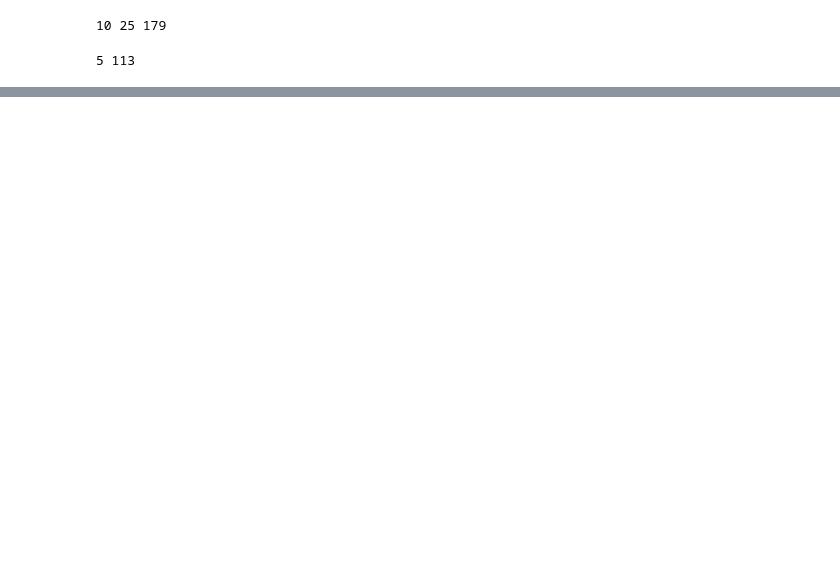
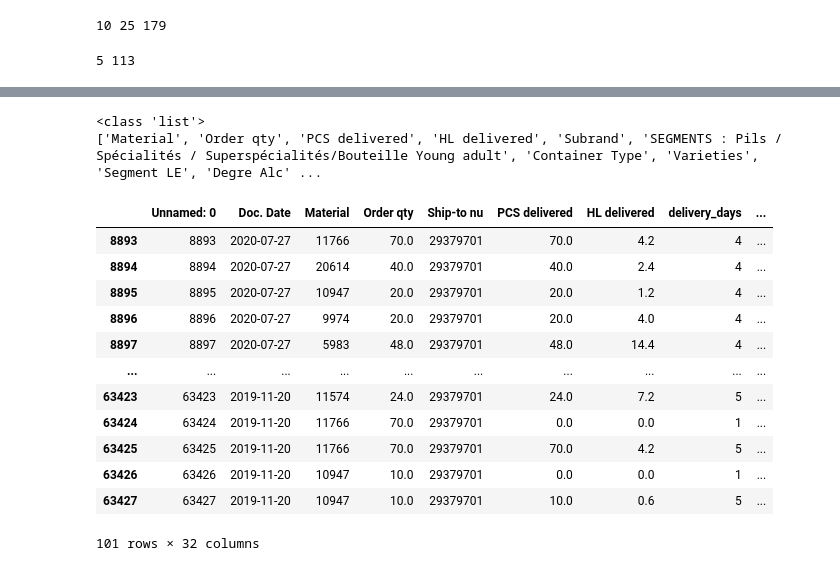
Before and after one commit to parikshitsam/Recommender-System, a Jupyter notebook: Cleaning the data.ipynb, the cells around one changed output, grey strips where cells are left out. Saved outputs shown, nothing was run; the diff lists cells and outputs as text; code cells hidden in the pictures; blank space fills up the shorter version.

```diff
--- a/Cleaning the data.ipynb
+++ b/Cleaning the data.ipynb
@@ -156,0 +186,32 @@ print(len(data.Groupement.unique()),
+# %%
+colnum = [2,3,5,6,19,20,21,23,24,27]
+features = []
+
+for colnumber in colnum:
+    features.append(cols[colnumber])
+
+print(type(features))
+
+
+cols_to_keep  = features + ['Sous groupement']
+print(cols_to_keep)
+# %% [output]
+<class 'list'>
+['Material', 'Order qty', 'PCS delivered', 'HL delivered', 'Subrand', 'SEGMENTS : Pils / Spécialités / Superspécialités/Bouteille Young adult', 'Container Type', 'Varieties', 'Segment LE', 'Degre Alc' ...
+# %%
+sub_whole_anal = data[data['Sous groupement']== choice(data['Sous groupement'].unique())]
+sub_whole_anal
+# %% [output]
+|  | Unnamed: 0 | Doc. Date | Material | Order qty | Ship-to nu | PCS delivered | HL delivered | delivery_days | ... |
+| 8893 | 8893 | 2020-07-27 | 11766 | 70.0 | 29379701 | 70.0 | 4.2 | 4 | ... |
+| 8894 | 8894 | 2020-07-27 | 20614 | 40.0 | 29379701 | 40.0 | 2.4 | 4 | ... |
+| 8895 | 8895 | 2020-07-27 | 10947 | 20.0 | 29379701 | 20.0 | 1.2 | 4 | ... |
+| 8896 | 8896 | 2020-07-27 | 9974 | 20.0 | 29379701 | 20.0 | 4.0 | 4 | ... |
+| 8897 | 8897 | 2020-07-27 | 5983 | 48.0 | 29379701 | 48.0 | 14.4 | 4 | ... |
+| ... | ... | ... | ... | ... | ... | ... | ... | ... | ... |
+| 63423 | 63423 | 2019-11-20 | 11574 | 24.0 | 29379701 | 24.0 | 7.2 | 5 | ... |
+| 63424 | 63424 | 2019-11-20 | 11766 | 70.0 | 29379701 | 0.0 | 0.0 | 1 | ... |
+| 63425 | 63425 | 2019-11-20 | 11766 | 70.0 | 29379701 | 70.0 | 4.2 | 5 | ... |
+| 63426 | 63426 | 2019-11-20 | 10947 | 10.0 | 29379701 | 0.0 | 0.0 | 1 | ... |
+| 63427 | 63427 | 2019-11-20 | 10947 | 10.0 | 29379701 | 10.0 | 0.6 | 5 | ... |
+101 rows × 32 columns
```
Also changed, not shown: parts of 22 cells of this notebook.
